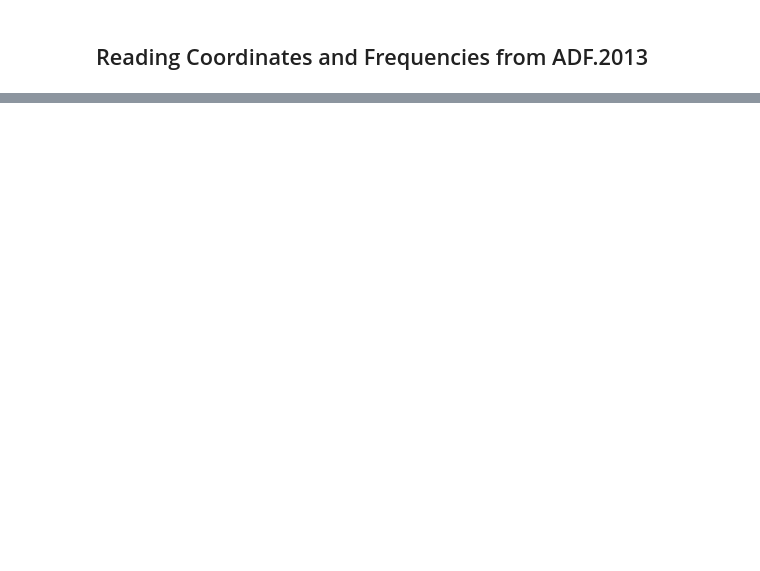
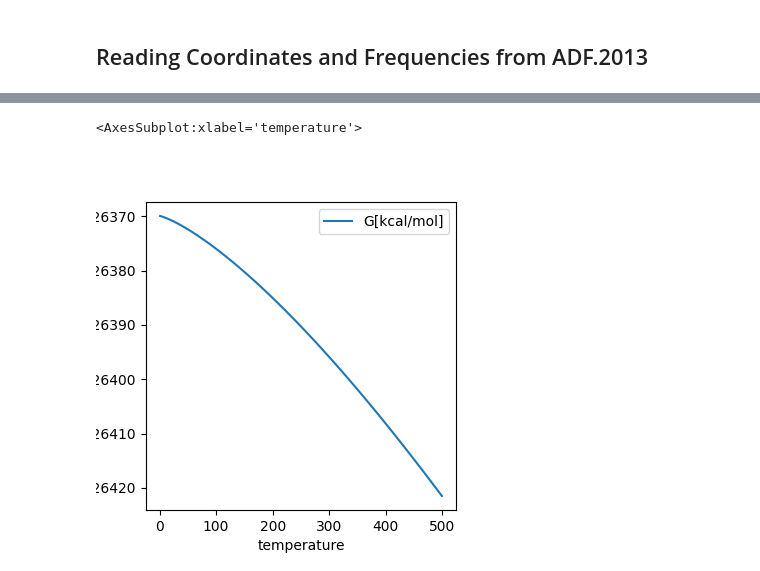
Before and after one commit to AndyDanian/ThermoChemistry, a Jupyter notebook: jupyter/thermo_hgw.ipynb, the cells around one changed output, grey strips where cells are left out. Saved outputs shown, nothing was run; the diff lists cells and outputs as text; code cells hidden in the pictures; blank space fills up the shorter version.

```diff
--- a/jupyter/thermo_hgw.ipynb
+++ b/jupyter/thermo_hgw.ipynb
@@ -141,0 +247,6 @@ w1s1.out:  -25268.418      0.063       -25287.314
+# %%
+# thermochemical_results['w4s4.out'].plot(x='temperature', y=['H[kcal/mol]', 'S[kcal/mol/K]', 'G[kcal/mol]'], figsize=(10, 10))
+thermochemical_results['w4s4.out'].plot(x='temperature', y=['G[kcal/mol]'], figsize=(4, 4), )
+# %% [output]
+<AxesSubplot:xlabel='temperature'>
+[figure, added]
```
Also changed, not shown: parts of 13 cells of this notebook, 40 other files.
